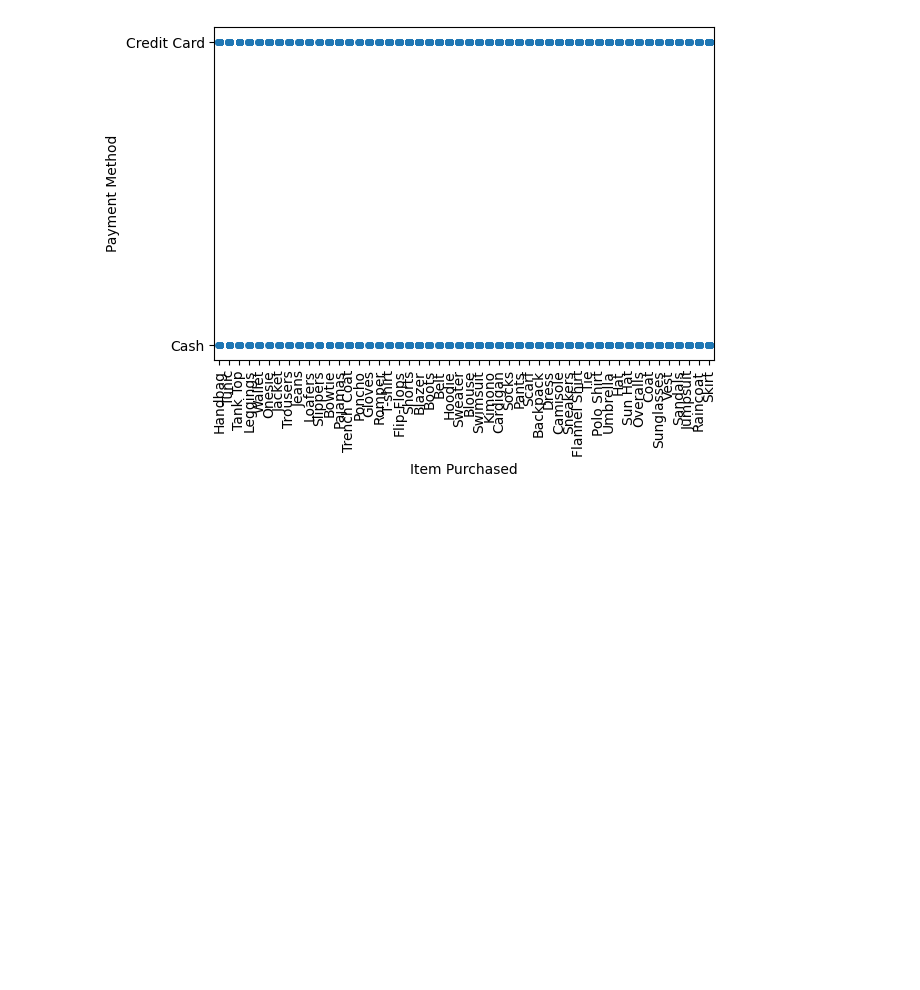
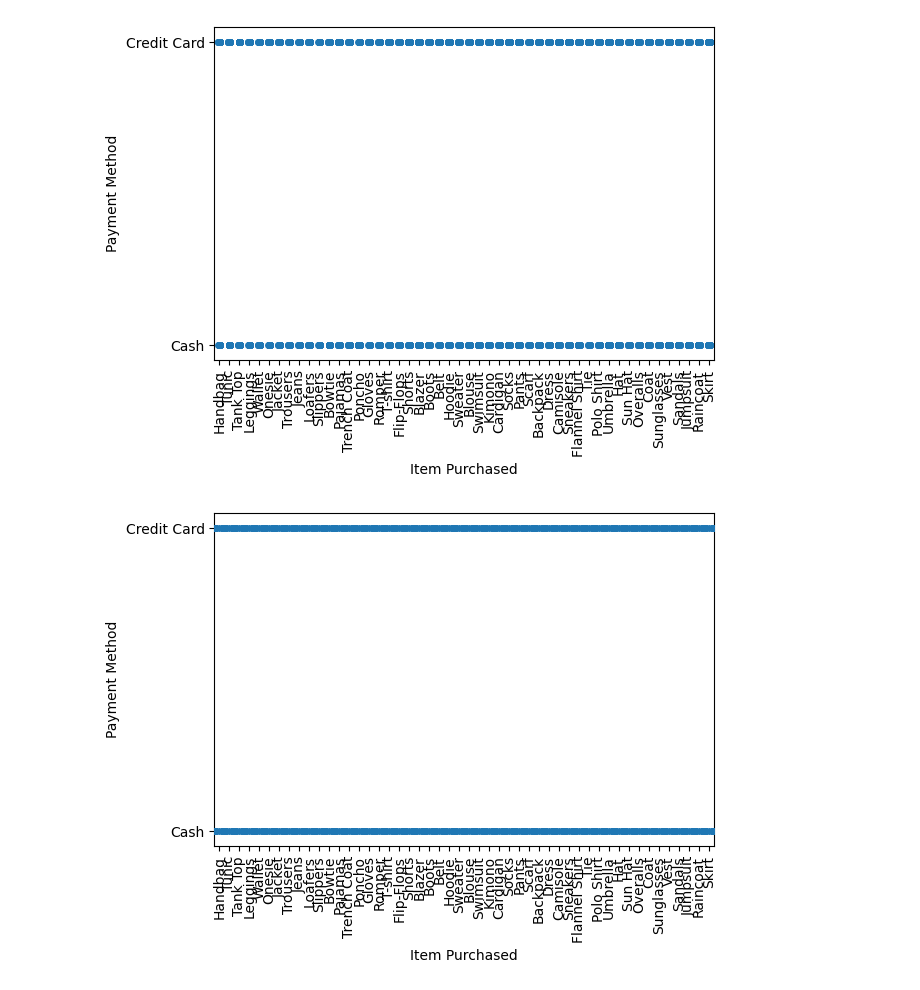
Before and after one commit to T-REX-C0DER/Data-Visualization-with-Python, a Jupyter notebook: Seaborn_Categorical_Plotings.ipynb, the cells around one changed output. Saved outputs shown, nothing was run; the diff lists cells and outputs as text; code cells hidden in the pictures; blank space fills up the shorter version.

Commit message:
swarm Plot

```diff
--- a/Seaborn_Categorical_Plotings.ipynb
+++ b/Seaborn_Categorical_Plotings.ipynb
@@ -58,3 +58,11 @@ plt.tight_layout()
 plt.show()
 # %% [output]
 [figure]
+# %%
+# SwarmPlot
+sns.swarmplot(data=df , x = "Item Purchased" , y = "Payment Method")
+plt.xticks(rotation=90)
+plt.tight_layout()
+plt.show()
+# %% [output]
+[figure, added]
```
